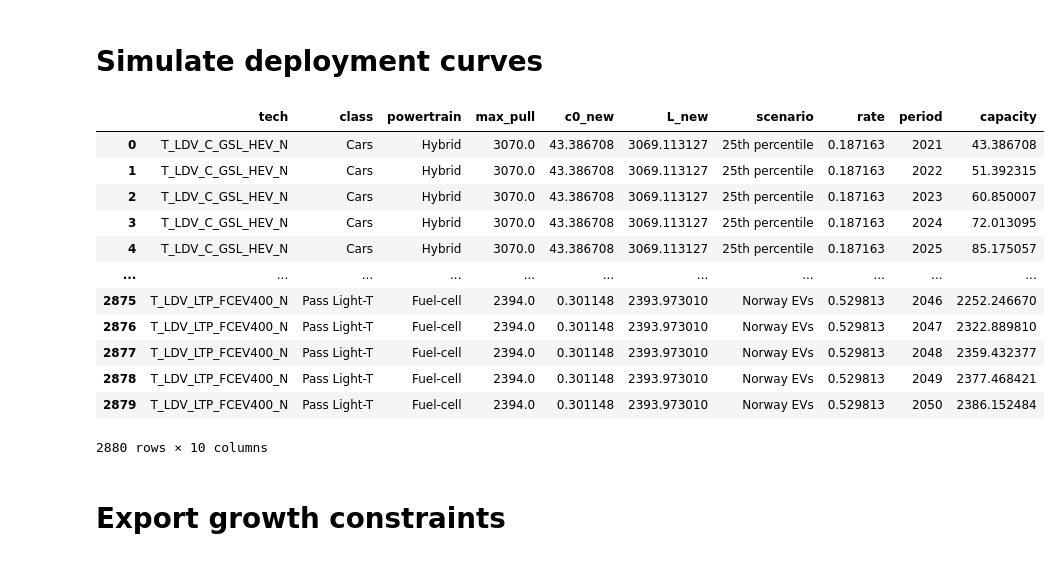
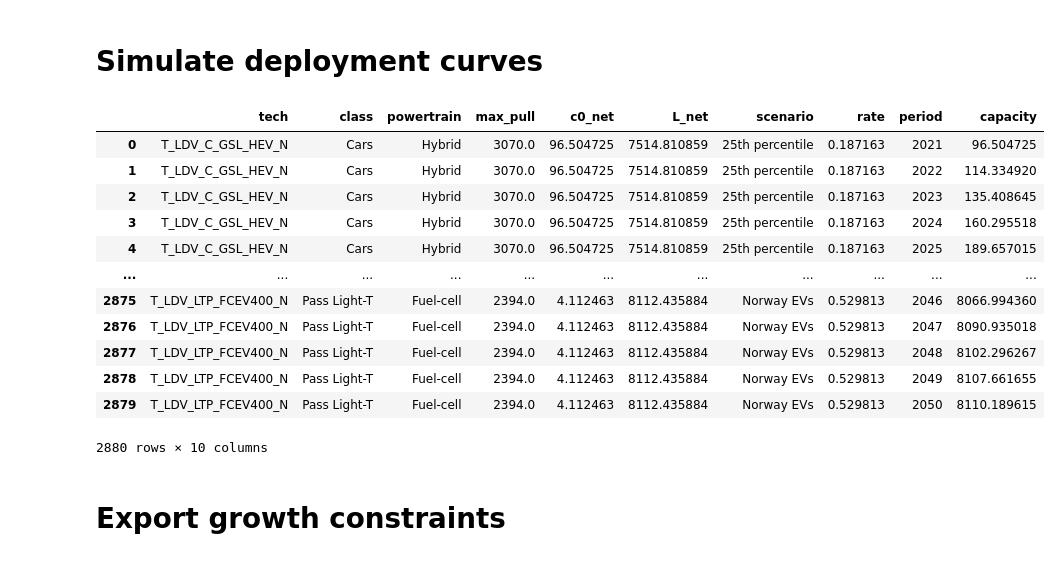
Before and after one commit to CANOE-main/canoe-transportation, a Jupyter notebook: model_constraints/growth_rates.ipynb, the cells around one changed output. Saved outputs shown, nothing was run; the diff lists cells and outputs as text; code cells hidden in the pictures.

```diff
--- a/model_constraints/growth_rates.ipynb
+++ b/model_constraints/growth_rates.ipynb
@@ -999,23 +999,24 @@ plot_deployment_curves(
 )
 # %%
 deployment_data = deployment_curves(
-    capacity_type='new',
+    capacity_type='net',
     market_pull_restrict=True
 )
+# deployment_data[deployment_data['scenario'] == 'Norway EVs'].to_clipboard(index=False)
 deployment_data
 # %% [output]
-|  | tech | class | powertrain | max_pull | c0_new | L_new | scenario | rate | period | capacity |
-| 0 | T_LDV_C_GSL_HEV_N | Cars | Hybrid | 3070.0 | 43.386708 | 3069.113127 | 25th percentile | 0.187163 | 2021 | 43.386708 |
-| 1 | T_LDV_C_GSL_HEV_N | Cars | Hybrid | 3070.0 | 43.386708 | 3069.113127 | 25th percentile | 0.187163 | 2022 | 51.392315 |
-| 2 | T_LDV_C_GSL_HEV_N | Cars | Hybrid | 3070.0 | 43.386708 | 3069.113127 | 25th percentile | 0.187163 | 2023 | 60.850007 |
-| 3 | T_LDV_C_GSL_HEV_N | Cars | Hybrid | 3070.0 | 43.386708 | 3069.113127 | 25th percentile | 0.187163 | 2024 | 72.013095 |
-| 4 | T_LDV_C_GSL_HEV_N | Cars | Hybrid | 3070.0 | 43.386708 | 3069.113127 | 25th percentile | 0.187163 | 2025 | 85.175057 |
+|  | tech | class | powertrain | max_pull | c0_net | L_net | scenario | rate | period | capacity |
+| 0 | T_LDV_C_GSL_HEV_N | Cars | Hybrid | 3070.0 | 96.504725 | 7514.810859 | 25th percentile | 0.187163 | 2021 | 96.504725 |
+| 1 | T_LDV_C_GSL_HEV_N | Cars | Hybrid | 3070.0 | 96.504725 | 7514.810859 | 25th percentile | 0.187163 | 2022 | 114.334920 |
+| 2 | T_LDV_C_GSL_HEV_N | Cars | Hybrid | 3070.0 | 96.504725 | 7514.810859 | 25th percentile | 0.187163 | 2023 | 135.408645 |
+| 3 | T_LDV_C_GSL_HEV_N | Cars | Hybrid | 3070.0 | 96.504725 | 7514.810859 | 25th percentile | 0.187163 | 2024 | 160.295518 |
+| 4 | T_LDV_C_GSL_HEV_N | Cars | Hybrid | 3070.0 | 96.504725 | 7514.810859 | 25th percentile | 0.187163 | 2025 | 189.657015 |
 | ... | ... | ... | ... | ... | ... | ... | ... | ... | ... | ... |
-| 2875 | T_LDV_LTP_FCEV400_N | Pass Light-T | Fuel-cell | 2394.0 | 0.301148 | 2393.973010 | Norway EVs | 0.529813 | 2046 | 2252.246670 |
-| 2876 | T_LDV_LTP_FCEV400_N | Pass Light-T | Fuel-cell | 2394.0 | 0.301148 | 2393.973010 | Norway EVs | 0.529813 | 2047 | 2322.889810 |
-| 2877 | T_LDV_LTP_FCEV400_N | Pass Light-T | Fuel-cell | 2394.0 | 0.301148 | 2393.973010 | Norway EVs | 0.529813 | 2048 | 2359.432377 |
-| 2878 | T_LDV_LTP_FCEV400_N | Pass Light-T | Fuel-cell | 2394.0 | 0.301148 | 2393.973010 | Norway EVs | 0.529813 | 2049 | 2377.468421 |
-| 2879 | T_LDV_LTP_FCEV400_N | Pass Light-T | Fuel-cell | 2394.0 | 0.301148 | 2393.973010 | Norway EVs | 0.529813 | 2050 | 2386.152484 |
+| 2875 | T_LDV_LTP_FCEV400_N | Pass Light-T | Fuel-cell | 2394.0 | 4.112463 | 8112.435884 | Norway EVs | 0.529813 | 2046 | 8066.994360 |
+| 2876 | T_LDV_LTP_FCEV400_N | Pass Light-T | Fuel-cell | 2394.0 | 4.112463 | 8112.435884 | Norway EVs | 0.529813 | 2047 | 8090.935018 |
+| 2877 | T_LDV_LTP_FCEV400_N | Pass Light-T | Fuel-cell | 2394.0 | 4.112463 | 8112.435884 | Norway EVs | 0.529813 | 2048 | 8102.296267 |
+| 2878 | T_LDV_LTP_FCEV400_N | Pass Light-T | Fuel-cell | 2394.0 | 4.112463 | 8112.435884 | Norway EVs | 0.529813 | 2049 | 8107.661655 |
+| 2879 | T_LDV_LTP_FCEV400_N | Pass Light-T | Fuel-cell | 2394.0 | 4.112463 | 8112.435884 | Norway EVs | 0.529813 | 2050 | 8110.189615 |
 2880 rows × 10 columns
 # %% [markdown]
 # Export growth constraints
```
Also changed, not shown: parts of 6 cells of this notebook, 40 other files.
